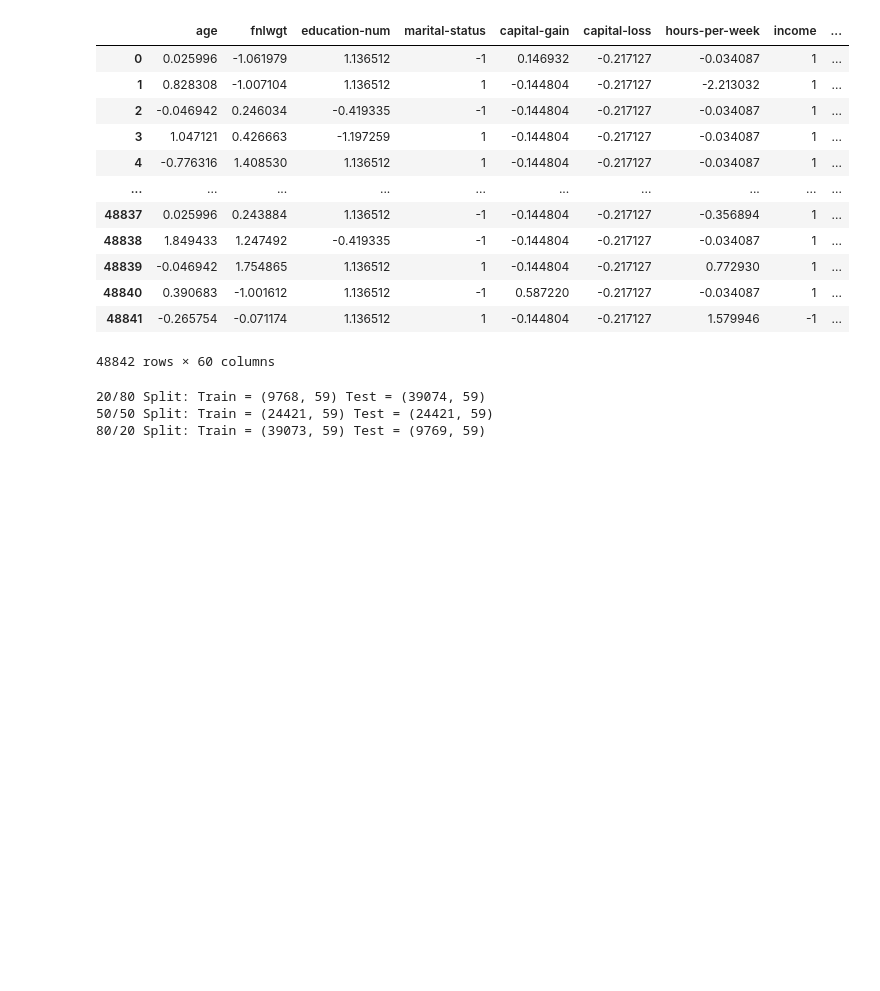
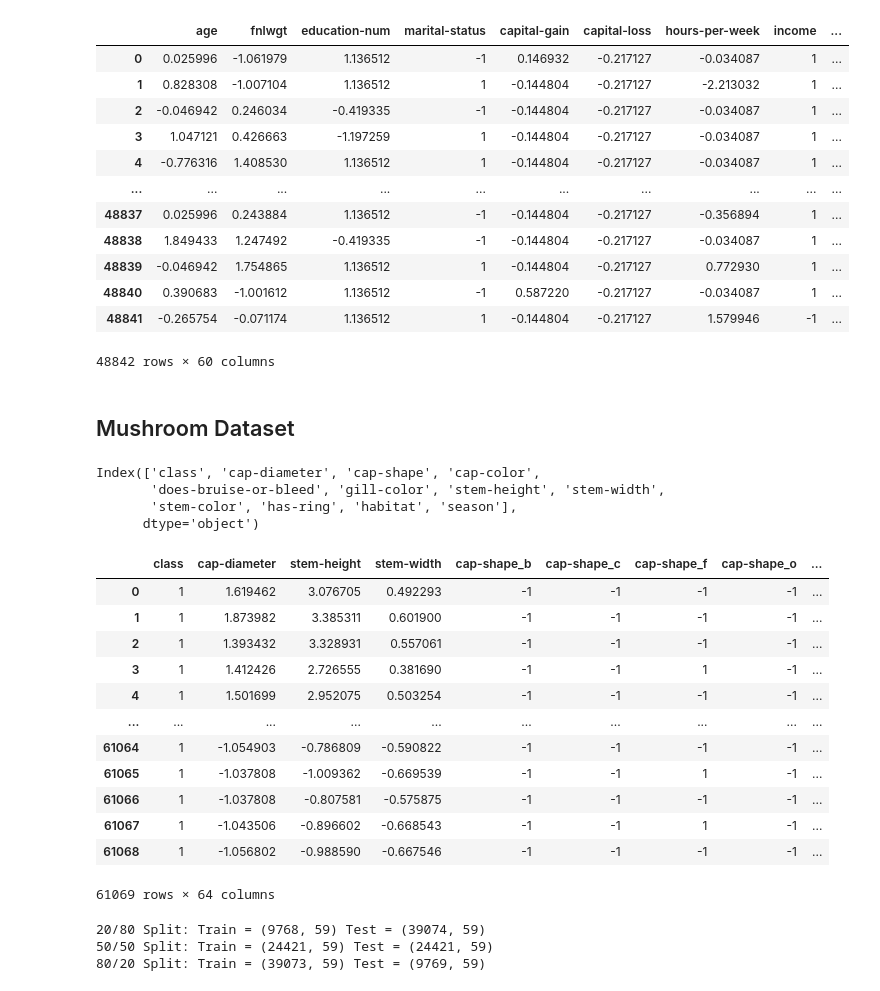
Before and after one commit to BramSimonnet/COGS118A-Project, a Jupyter notebook: FinalProjectCode.ipynb, the cells around one changed output. Cells and saved outputs as stored; diff of their text form; code cells hidden in the pictures; blank space fills up the shorter version.

```diff
--- a/FinalProjectCode.ipynb
+++ b/FinalProjectCode.ipynb
@@ -124,6 +126,68 @@ adult
 | 48840 | 0.390683 | -1.001612 | 1.136512 | -1 | 0.587220 | -0.217127 | -0.034087 | 1 | ... |
 | 48841 | -0.265754 | -0.071174 | 1.136512 | 1 | -0.144804 | -0.217127 | 1.579946 | -1 | ... |
 48842 rows × 60 columns
+# %% [markdown]
+## Mushroom Dataset
+# %%
+#primary_data = pd.read_csv('primary_data.csv', delimiter=';')
+
+#for the purpose of this classification task, using the seconday data is sufficient
+# because we do not need descriptors such as name and family, secondary dataset has all the informaiton we need
+mushroom_data = pd.read_csv('secondary_data.csv', delimiter=';')
+
+#drop the columns with missing values
+mushroom_data = mushroom_data.dropna(axis=1)
+
+mushroom_data
+
+# Map 'p' (poisonous) to 1 and 'e' (edible) to -1
+mushroom_data['class'] = mushroom_data['class'].map({'p': 1, 'e': -1})
+
+# Print the columns to see if any of them are missing or misspelled
+print(mushroom_data.columns)
+
+columns_to_encode = ['cap-diameter', 'cap-shape', 'cap-color',
+       'does-bruise-or-bleed', 'gill-color', 'stem-height', 'stem-width',
+       'stem-color', 'has-ring', 'habitat', 'season']
+
+# Step 2: Apply one-hot encoding to the selected columns
+mushroom_data_encoded = pd.get_dummies(mushroom_data[columns_to_encode], drop_first=False)
+
+# Step 3: Reattach the numerical columns and 'class' column
+mushroom_data_encoded = pd.concat([mushroom_data.drop(columns=columns_to_encode), mushroom_data_encoded], axis=1)
+
+encoded_columns = mushroom_data_encoded.columns.difference(['class'])  # Exclude 'class' column
+mushroom_data_encoded[encoded_columns] = mushroom_data_encoded[encoded_columns].replace({True: 1, False: -1})
+
+mushroom_data = mushroom_data_encoded
+
+mushroom_data
+
+numerical_columns = ['cap-diameter', 'stem-height', 'stem-width']  # Replace with the names of your numerical columns
+
+# Step 2: Standardize the numerical columns
+scaler = StandardScaler()
+mushroom_data[numerical_columns] = scaler.fit_transform(mushroom_data[numerical_columns])
+
+mushroom_data
+# %% [output]
+Index(['class', 'cap-diameter', 'cap-shape', 'cap-color',
+       'does-bruise-or-bleed', 'gill-color', 'stem-height', 'stem-width',
+       'stem-color', 'has-ring', 'habitat', 'season'],
+      dtype='object')
+|  | class | cap-diameter | stem-height | stem-width | cap-shape_b | cap-shape_c | cap-shape_f | cap-shape_o | ... |
+| 0 | 1 | 1.619462 | 3.076705 | 0.492293 | -1 | -1 | -1 | -1 | ... |
+| 1 | 1 | 1.873982 | 3.385311 | 0.601900 | -1 | -1 | -1 | -1 | ... |
+| 2 | 1 | 1.393432 | 3.328931 | 0.557061 | -1 | -1 | -1 | -1 | ... |
+| 3 | 1 | 1.412426 | 2.726555 | 0.381690 | -1 | -1 | 1 | -1 | ... |
+| 4 | 1 | 1.501699 | 2.952075 | 0.503254 | -1 | -1 | -1 | -1 | ... |
+| ... | ... | ... | ... | ... | ... | ... | ... | ... | ... |
+| 61064 | 1 | -1.054903 | -0.786809 | -0.590822 | -1 | -1 | -1 | -1 | ... |
+| 61065 | 1 | -1.037808 | -1.009362 | -0.669539 | -1 | -1 | 1 | -1 | ... |
+| 61066 | 1 | -1.037808 | -0.807581 | -0.575875 | -1 | -1 | -1 | -1 | ... |
+| 61067 | 1 | -1.043506 | -0.896602 | -0.668543 | -1 | -1 | 1 | -1 | ... |
+| 61068 | 1 | -1.056802 | -0.988590 | -0.667546 | -1 | -1 | -1 | -1 | ... |
+61069 rows × 64 columns
 # %%
 #separate the data into the features and the target (y)
 
```
Also changed, not shown: parts of 1 cell of this notebook.
